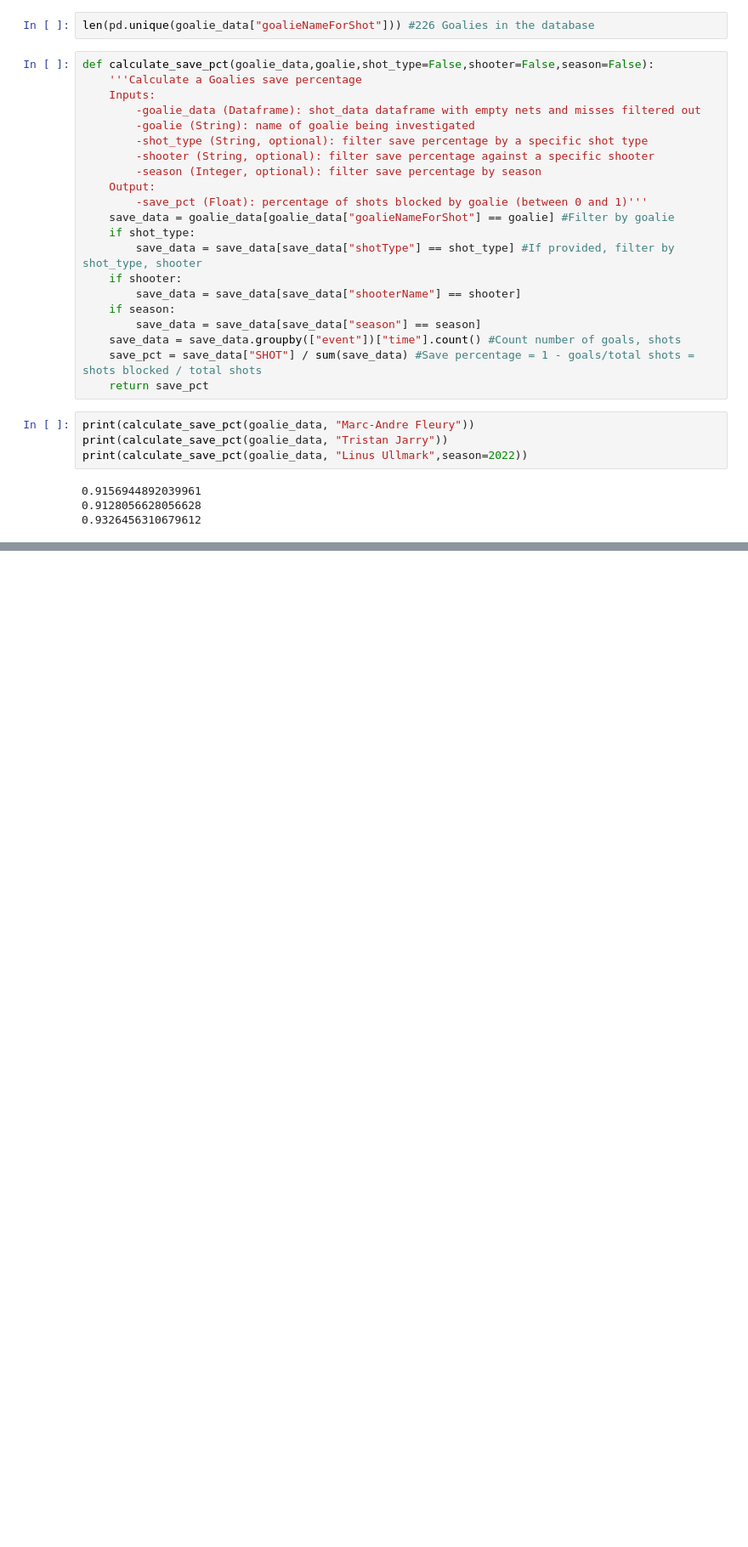
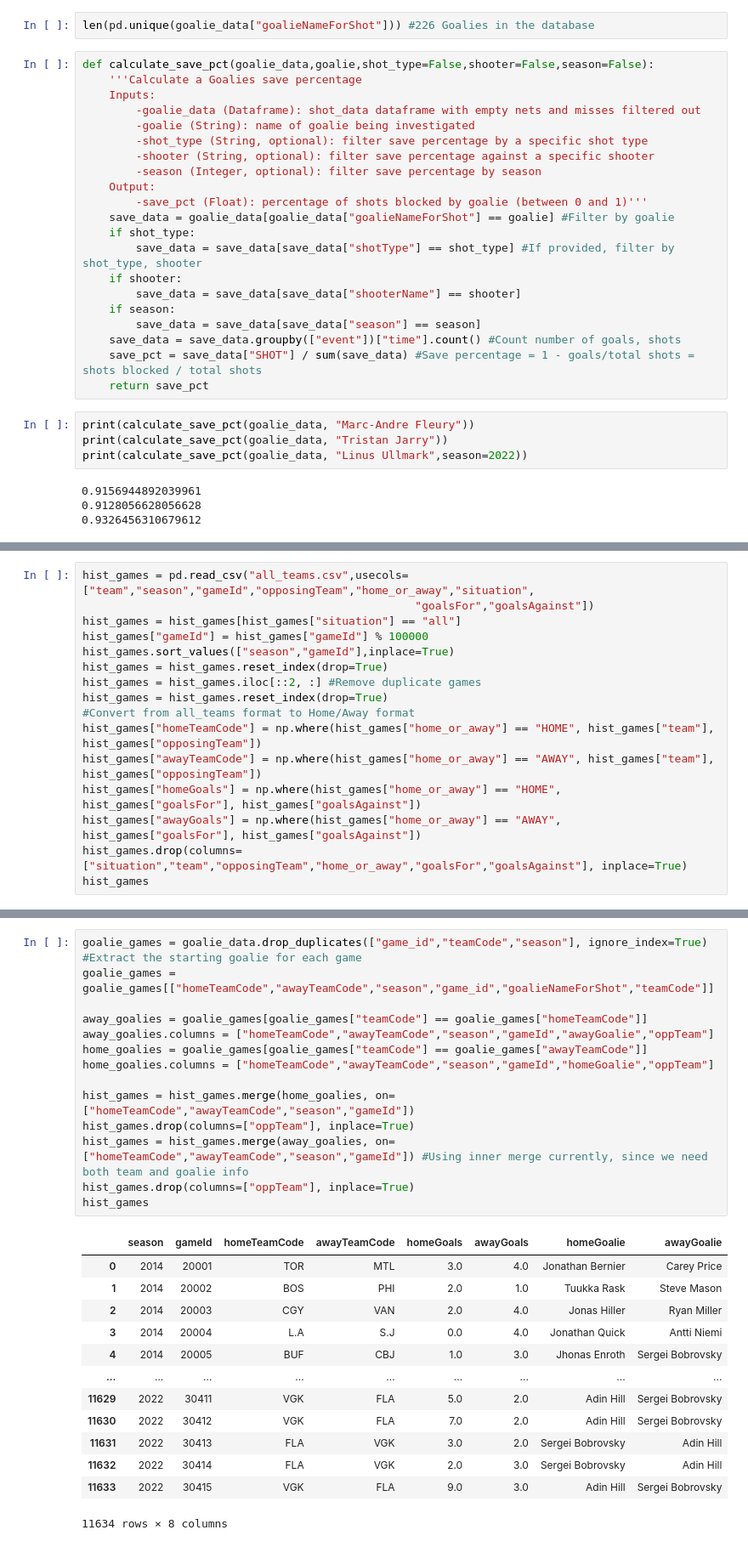
Before and after one commit to traskcon/NHL-Predictions, a Jupyter notebook: NHL-EDGE-Predictions.ipynb, the cells around one changed output, grey strips where cells are left out. Shown at 85% size. Saved outputs shown, nothing was run; the diff lists cells and outputs as text; blank space fills up the shorter version.

```diff
--- a/NHL-EDGE-Predictions.ipynb
+++ b/NHL-EDGE-Predictions.ipynb
@@ -438,0 +508,16 @@ print(calculate_save_pct(goalie_data, "Linus Ullmark",season=2022))
+# %%
+hist_games = pd.read_csv("all_teams.csv",usecols=["team","season","gameId","opposingTeam","home_or_away","situation",
+                                                  "goalsFor","goalsAgainst"])
+hist_games = hist_games[hist_games["situation"] == "all"]
+hist_games["gameId"] = hist_games["gameId"] % 100000
+hist_games.sort_values(["season","gameId"],inplace=True)
+hist_games = hist_games.reset_index(drop=True)
+hist_games = hist_games.iloc[::2, :] #Remove duplicate games
+hist_games = hist_games.reset_index(drop=True)
+#Convert from all_teams format to Home/Away format
+hist_games["homeTeamCode"] = np.where(hist_games["home_or_away"] == "HOME", hist_games["team"], hist_games["opposingTeam"])
+hist_games["awayTeamCode"] = np.where(hist_games["home_or_away"] == "AWAY", hist_games["team"], hist_games["opposingTeam"])
+hist_games["homeGoals"] = np.where(hist_games["home_or_away"] == "HOME", hist_games["goalsFor"], hist_games["goalsAgainst"])
+hist_games["awayGoals"] = np.where(hist_games["home_or_away"] == "AWAY", hist_games["goalsFor"], hist_games["goalsAgainst"])
+hist_games.drop(columns=["situation","team","opposingTeam","home_or_away","goalsFor","goalsAgainst"], inplace=True)
+hist_games
@@ -438,0 +538,28 @@ print(calculate_save_pct(goalie_data, "Linus Ullmark",season=2022))
+# %%
+goalie_games = goalie_data.drop_duplicates(["game_id","teamCode","season"], ignore_index=True) #Extract the starting goalie for each game
+goalie_games = goalie_games[["homeTeamCode","awayTeamCode","season","game_id","goalieNameForShot","teamCode"]]
+
+away_goalies = goalie_games[goalie_games["teamCode"] == goalie_games["homeTeamCode"]]
+away_goalies.columns = ["homeTeamCode","awayTeamCode","season","gameId","awayGoalie","oppTeam"]
+home_goalies = goalie_games[goalie_games["teamCode"] == goalie_games["awayTeamCode"]]
+home_goalies.columns = ["homeTeamCode","awayTeamCode","season","gameId","homeGoalie","oppTeam"]
+
+hist_games = hist_games.merge(home_goalies, on=["homeTeamCode","awayTeamCode","season","gameId"])
+hist_games.drop(columns=["oppTeam"], inplace=True)
+hist_games = hist_games.merge(away_goalies, on=["homeTeamCode","awayTeamCode","season","gameId"]) #Using inner merge currently, since we need both team and goalie info
+hist_games.drop(columns=["oppTeam"], inplace=True)
+hist_games
+# %% [output]
+|  | season | gameId | homeTeamCode | awayTeamCode | homeGoals | awayGoals | homeGoalie | awayGoalie |
+| 0 | 2014 | 20001 | TOR | MTL | 3.0 | 4.0 | Jonathan Bernier | Carey Price |
+| 1 | 2014 | 20002 | BOS | PHI | 2.0 | 1.0 | Tuukka Rask | Steve Mason |
+| 2 | 2014 | 20003 | CGY | VAN | 2.0 | 4.0 | Jonas Hiller | Ryan Miller |
+| 3 | 2014 | 20004 | L.A | S.J | 0.0 | 4.0 | Jonathan Quick | Antti Niemi |
+| 4 | 2014 | 20005 | BUF | CBJ | 1.0 | 3.0 | Jhonas Enroth | Sergei Bobrovsky |
+| ... | ... | ... | ... | ... | ... | ... | ... | ... |
+| 11629 | 2022 | 30411 | VGK | FLA | 5.0 | 2.0 | Adin Hill | Sergei Bobrovsky |
+| 11630 | 2022 | 30412 | VGK | FLA | 7.0 | 2.0 | Adin Hill | Sergei Bobrovsky |
+| 11631 | 2022 | 30413 | FLA | VGK | 3.0 | 2.0 | Sergei Bobrovsky | Adin Hill |
+| 11632 | 2022 | 30414 | FLA | VGK | 2.0 | 3.0 | Sergei Bobrovsky | Adin Hill |
+| 11633 | 2022 | 30415 | VGK | FLA | 9.0 | 3.0 | Adin Hill | Sergei Bobrovsky |
+11634 rows × 8 columns
```
Also changed, not shown: parts of 14 cells of this notebook.
